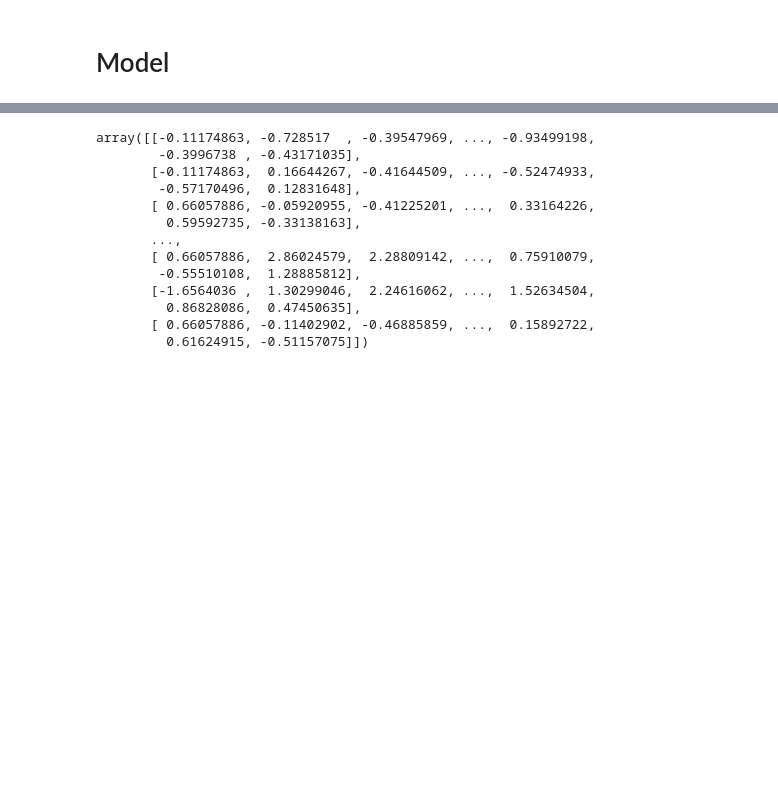
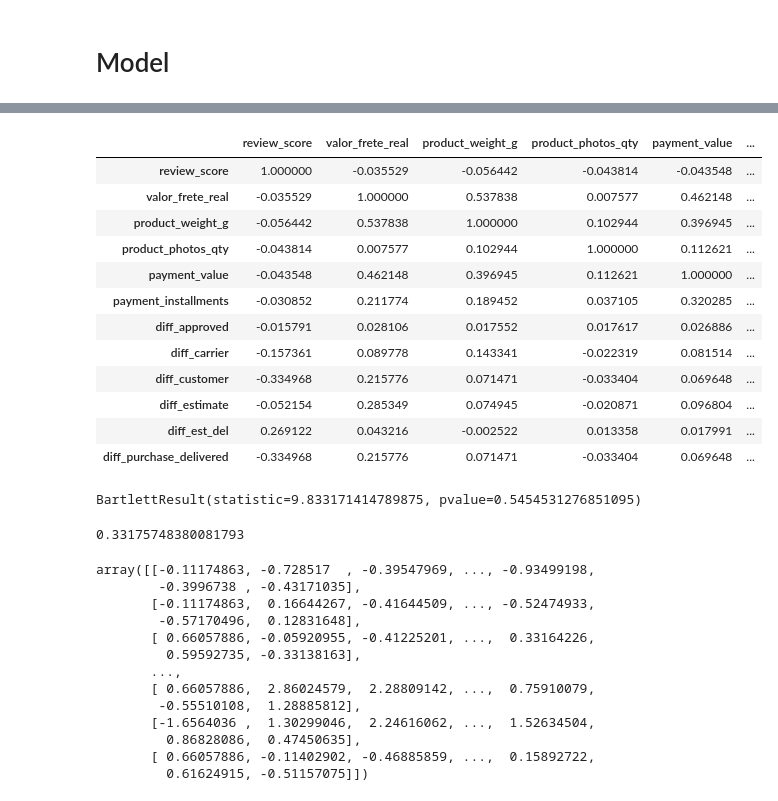
Before and after one commit to fabioismerim/consumer_score_prediction, a Jupyter notebook: clustering_approach/K_Means_PCA.ipynb, the cells around one changed output, grey strips where cells are left out. Cells and saved outputs as stored; diff of their text form; code cells hidden in the pictures; blank space fills up the shorter version.

```diff
--- a/clustering_approach/K_Means_PCA.ipynb
+++ b/clustering_approach/K_Means_PCA.ipynb
@@ -118,0 +121,20 @@ plt.show()
+# %%
+# create correlation matrix
+matrix = df.corr()
+
+# print matrix
+matrix
+# %% [output]
+|  | review_score | valor_frete_real | product_weight_g | product_photos_qty | payment_value | ... |
+| review_score | 1.000000 | -0.035529 | -0.056442 | -0.043814 | -0.043548 | ... |
+| valor_frete_real | -0.035529 | 1.000000 | 0.537838 | 0.007577 | 0.462148 | ... |
+| product_weight_g | -0.056442 | 0.537838 | 1.000000 | 0.102944 | 0.396945 | ... |
+| product_photos_qty | -0.043814 | 0.007577 | 0.102944 | 1.000000 | 0.112621 | ... |
+| payment_value | -0.043548 | 0.462148 | 0.396945 | 0.112621 | 1.000000 | ... |
+| payment_installments | -0.030852 | 0.211774 | 0.189452 | 0.037105 | 0.320285 | ... |
+| diff_approved | -0.015791 | 0.028106 | 0.017552 | 0.017617 | 0.026886 | ... |
+| diff_carrier | -0.157361 | 0.089778 | 0.143341 | -0.022319 | 0.081514 | ... |
+| diff_customer | -0.334968 | 0.215776 | 0.071471 | -0.033404 | 0.069648 | ... |
+| diff_estimate | -0.052154 | 0.285349 | 0.074945 | -0.020871 | 0.096804 | ... |
+| diff_est_del | 0.269122 | 0.043216 | -0.002522 | 0.013358 | 0.017991 | ... |
+| diff_purchase_delivered | -0.334968 | 0.215776 | 0.071471 | -0.033404 | 0.069648 | ... |
@@ -119,3 +154,13 @@ plt.show()
+# %%
+stats.bartlett(arr_1,arr_2, arr_3, arr_4,arr_5, arr_6, arr_7, arr_8,
+              arr_9, arr_10, arr_11, arr_12)
+# %% [output]
+BartlettResult(statistic=9.833171414789875, pvalue=0.5454531276851095)
+# %%
+kmo_all,kmo_model=calculate_kmo(matrix)
+kmo_model
+# %% [output]
+0.33175748380081793
 # %%
 scaler = StandardScaler()
 
```
Also changed, not shown: parts of 3 cells of this notebook.
